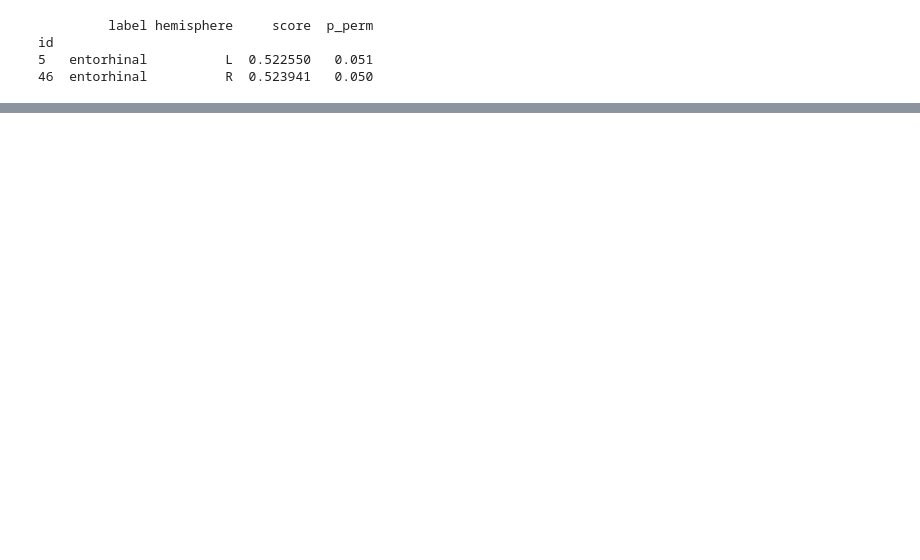
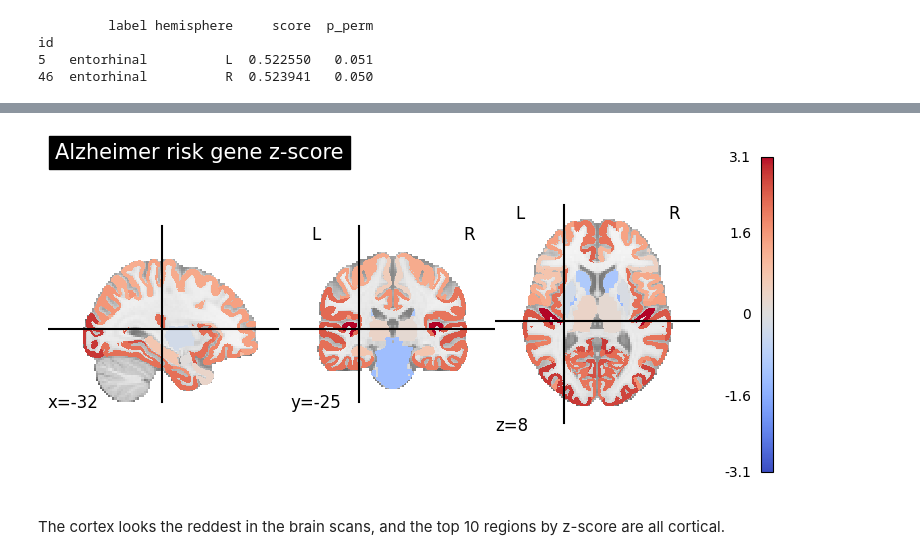
Before and after one commit to vineet992005kumar-coder/brain-gene-expression, a Jupyter notebook: brain_gene_expression.ipynb, the cells around one changed output, grey strips where cells are left out. Cells and saved outputs as stored; diff of their text form; code cells hidden in the pictures; blank space fills up the shorter version.

```diff
--- a/brain_gene_expression.ipynb
+++ b/brain_gene_expression.ipynb
@@ -141,3 +141,7 @@ print(len(gene_list_s))
 474
 # %% [markdown]
 1,093 genes felt too many and could include weaker genes, so I used a stricter cutoff of p < 1e-10. This gave 474 genes present in my expression table. I used these 474 genes for the rest of the analysis.
+# %%
+genes = sorted(set(genes_s))
+available = [g for g in genes if g in expression.columns]
+print(f"{len(available)} of {len(genes)} genes found")
@@ -260,0 +271,20 @@ id
+# %%
+import numpy as np
+
+X = expression.values
+observed = expression[available].mean(axis=1)
+rng = np.random.default_rng(0)
+n_perm = 10000
+n = len(available)
+
+null = np.zeros((n_perm, X.shape[0]))
+for i in range(n_perm):
+    fake = rng.choice(X.shape[1], size=n, replace=False)
+    null[i] = X[:, fake].mean(axis=1)
+# %%
+from statsmodels.stats.multitest import multipletests
+
+z = (observed.values - null.mean(axis=0)) / null.std(axis=0)
+p = ((null >= observed.values).sum(axis=0) + 1) / (n_perm + 1)
+_, p_corrected, _, _ = multipletests(p, method='fdr_bh')
+print((p_corrected < 0.05).sum(), "of", len(p_corrected), "regions have corrected p < 0.05")
@@ -260,0 +297,12 @@ id
+# %%
+import nibabel as nib
+from nilearn import plotting
+
+img = nib.load(atlas['image'])
+data = img.get_fdata()
+zmap = np.zeros(data.shape)
+for rid, zval in zip(expression.index, z):
+    zmap[data == rid] = zval
+
+zimg = nib.Nifti1Image(zmap, img.affine)
+plotting.plot_stat_map(zimg, cmap='coolwarm', colorbar=True, title='Alzheimer risk gene z-score')
@@ -260,0 +312,7 @@ id
+# %%
+display = plotting.plot_stat_map(zimg, cmap='coolwarm', colorbar=True, title='Alzheimer risk gene z-score')
+display.savefig('brain_zscore.png', dpi=200)
+# %% [output]
+[figure, added]
+# %% [markdown]
+The cortex looks the reddest in the brain scans, and the top 10 regions by z-score are all cortical.
```
Also changed, not shown: parts of 15 cells of this notebook.
